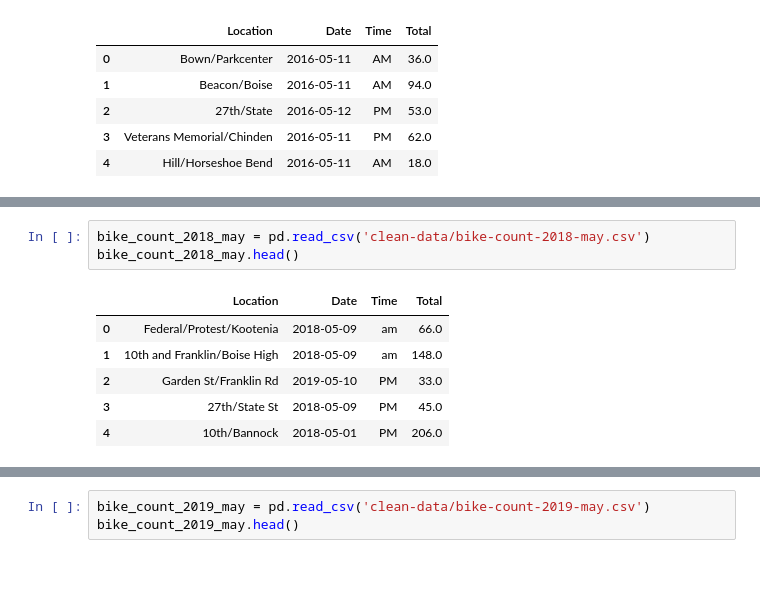
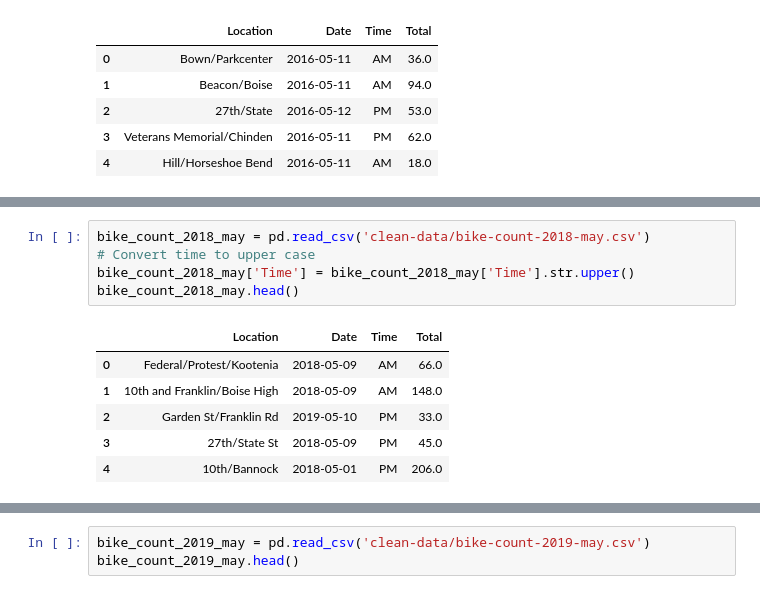
Before and after one commit to mikestefancic/TVCA, a Jupyter notebook: 02-tvca-explore.ipynb, the cells around one changed output, grey strips where cells are left out. Saved outputs shown, nothing was run; the diff lists cells and outputs as text.

```diff
--- a/02-tvca-explore.ipynb
+++ b/02-tvca-explore.ipynb
@@ -153,10 +216,12 @@ bike_count_2016_may.head()
 # %%
 bike_count_2018_may = pd.read_csv('clean-data/bike-count-2018-may.csv')
+# Convert time to upper case
+bike_count_2018_may['Time'] = bike_count_2018_may['Time'].str.upper()
 bike_count_2018_may.head()
 # %% [output]
 |  | Location | Date | Time | Total |
-| 0 | Federal/Protest/Kootenia | 2018-05-09 | am | 66.0 |
-| 1 | 10th and Franklin/Boise High | 2018-05-09 | am | 148.0 |
+| 0 | Federal/Protest/Kootenia | 2018-05-09 | AM | 66.0 |
+| 1 | 10th and Franklin/Boise High | 2018-05-09 | AM | 148.0 |
 | 2 | Garden St/Franklin Rd | 2019-05-10 | PM | 33.0 |
 | 3 | 27th/State St | 2018-05-09 | PM | 45.0 |
 | 4 | 10th/Bannock | 2018-05-01 | PM | 206.0 |
```
Also changed, not shown: parts of 16 cells of this notebook, 1 other file.
